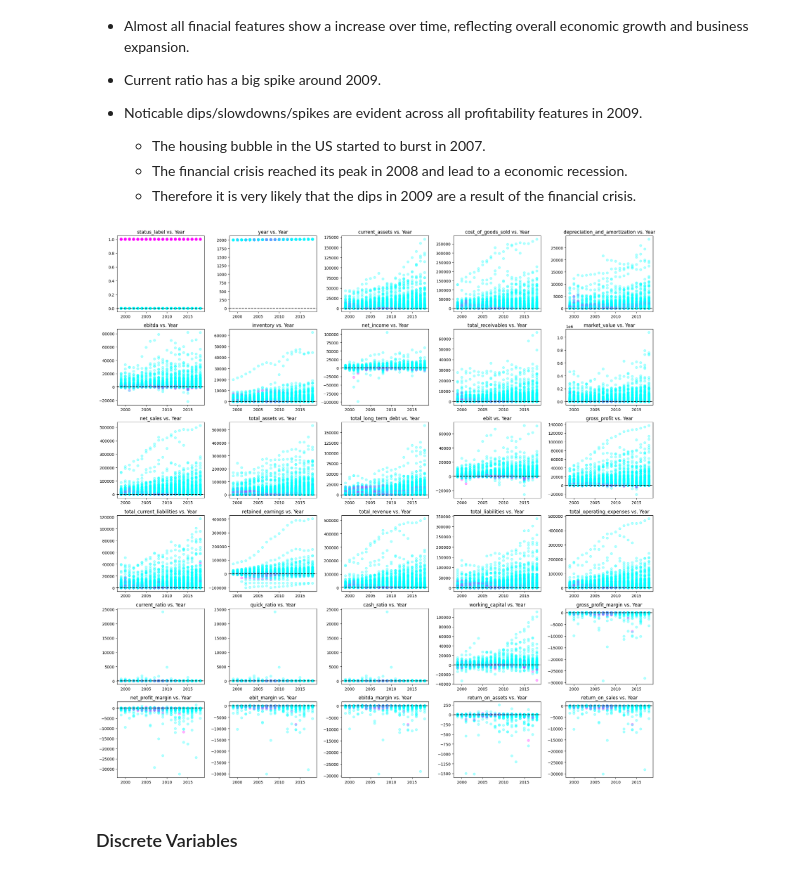
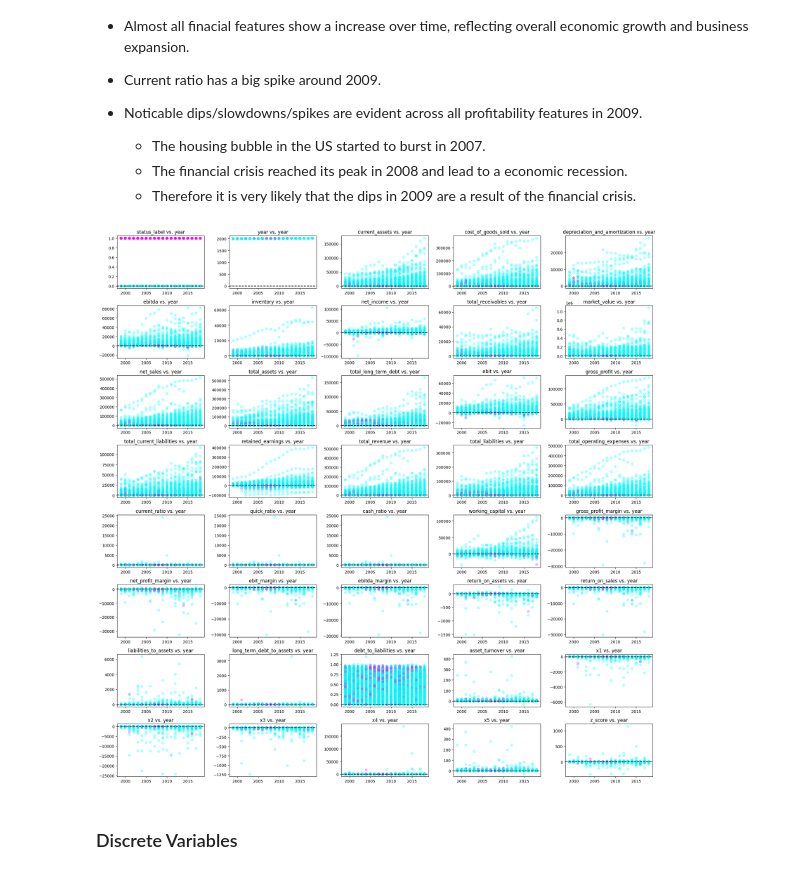
Before and after one commit to annaamarie/predict_bankrupt, a Jupyter notebook: bankrupt_us.ipynb, the cells around one changed output. Cells and saved outputs as stored; diff of their text form; code cells hidden in the pictures.

```diff
--- a/bankrupt_us.ipynb
+++ b/bankrupt_us.ipynb
@@ -39,7 +32,7 @@ To enable the following instructions: AVX2 FMA, in other operations, rebuild Ten
 ## Load Data
 # %%
 # Load data
-file_path = 'data/bankrupt_us.csv'
+file_path = 'bankrupt_us.csv'
 df = pd.read_csv(file_path)
 
 # Print shape
@@ -279,7 +272,7 @@ Name: 2018, dtype: float64
 # %%
 df_means = df_new_numeric.groupby('year').mean()
 
-fig, axes = plt.subplots(6, 5, figsize=(20, 20))
+fig, axes = plt.subplots(8, 5, figsize=(20, 20))
 axes_flat = axes.flatten()
 
 for i, feature in enumerate(df_means.columns[:len(axes_flat)]):
@@ -305,21 +298,21 @@ plt.show()
     - The financial crisis reached its peak in 2008 and lead to a economic recession.
     - Therefore it is very likely that the dips in 2009 are a result of the financial crisis.
 # %%
-fig, axes = plt.subplots(6, 5, figsize=(20, 20))
+fig, axes = plt.subplots(8, 5, figsize=(20, 20))
 axes_flat = axes.flatten()
 
 for i, feature in enumerate(numerical_features[:len(axes_flat)]):
     axes_flat[i].scatter(df_new_numeric['year'], df_new_numeric[feature], c=df_new_numeric['status_label'], cmap='cool', alpha=0.3)
     axes_flat[i].axhline(0, color='black', linestyle='--')
     axes_flat[i].set_title(f"{feature} vs. year")
 
 for ax in axes_flat[len(numerical_features):]:
     ax.axis("off")
 
 plt.tight_layout()
 plt.show()
 # %% [output]
-[figure, old version]
+[figure, new version]
 # %% [markdown]
 ### Discrete Variables
 # %%
```
Also changed, not shown: parts of 15 cells of this notebook.
